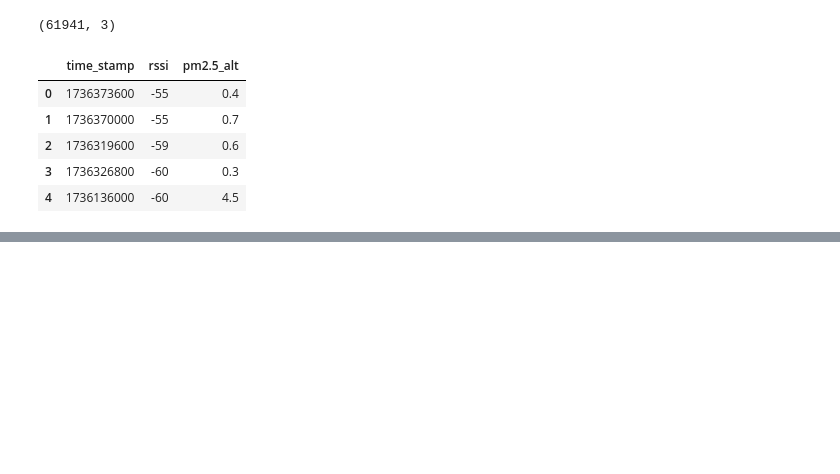
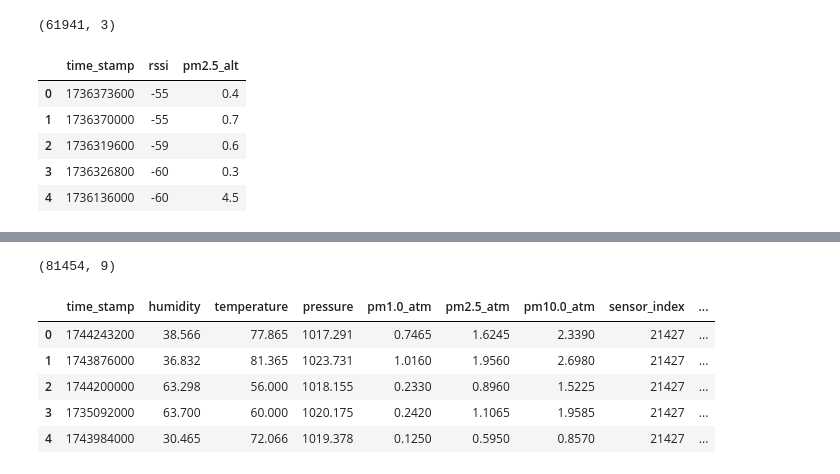
Before and after one commit to macks26/rise-south-city-dashboard, a Jupyter notebook: code/clarity.ipynb, the cells around one changed output, grey strips where cells are left out. Saved outputs shown, nothing was run; the diff lists cells and outputs as text; code cells hidden in the pictures; blank space fills up the shorter version.

Commit message:
Clean clarity data & mock-up

```diff
--- a/code/clarity.ipynb
+++ b/code/clarity.ipynb
@@ -607,0 +632,40 @@ all_sensor_data.head()
+# %%
+# Retrieve history for each purple air monitor
+sensor_ids = list(df['sensor_index'])
+sensor_name = list(df['name'])
+
+# Initialize an empty dataframe to hold all sensor data
+all_sensor_data = pd.DataFrame()
+
+# Base URL for API requests
+base_url = ("https://api.purpleair.com/v1/sensors/{}/history?start_timestamp=1728716400&end_timestamp=1744268400"
+            "&average=60&fields=pm2.5_atm%2C%20pm1.0_atm%2C%20pm10.0_atm%2C%20humidity%2C%20pressure%2C%20temperature")
+
+for sensor_id in sensor_ids:
+    url = base_url.format(sensor_id)
+    # Get API response
+    response = requests.get(url, headers=headers)
+    data = response.json()
+
+    # Create a dataframe from the json response
+    sensor_df = pd.DataFrame(data['data'], columns=data['fields'])
+
+    # Add sensor ID to the dataframe
+    sensor_df['sensor_index'] = sensor_id
+    sensor_df['sensor_name'] = sensor_name[sensor_ids.index(sensor_id)]
+
+    # Add data to all sensor data frame
+    all_sensor_data = pd.concat([all_sensor_data, sensor_df], ignore_index=True)
+
+all_sensor_data.shape
+# %% [output]
+(81454, 9)
+# %%
+all_sensor_data.head()
+# %% [output]
+|  | time_stamp | humidity | temperature | pressure | pm1.0_atm | pm2.5_atm | pm10.0_atm | sensor_index | ... |
+| 0 | 1744243200 | 38.566 | 77.865 | 1017.291 | 0.7465 | 1.6245 | 2.3390 | 21427 | ... |
+| 1 | 1743876000 | 36.832 | 81.365 | 1023.731 | 1.0160 | 1.9560 | 2.6980 | 21427 | ... |
+| 2 | 1744200000 | 63.298 | 56.000 | 1018.155 | 0.2330 | 0.8960 | 1.5225 | 21427 | ... |
+| 3 | 1735092000 | 63.700 | 60.000 | 1020.175 | 0.2420 | 1.1065 | 1.9585 | 21427 | ... |
+| 4 | 1743984000 | 30.465 | 72.066 | 1019.378 | 0.1250 | 0.5950 | 0.8570 | 21427 | ... |
```
Also changed, not shown: parts of 6 cells of this notebook, 3 other files.
